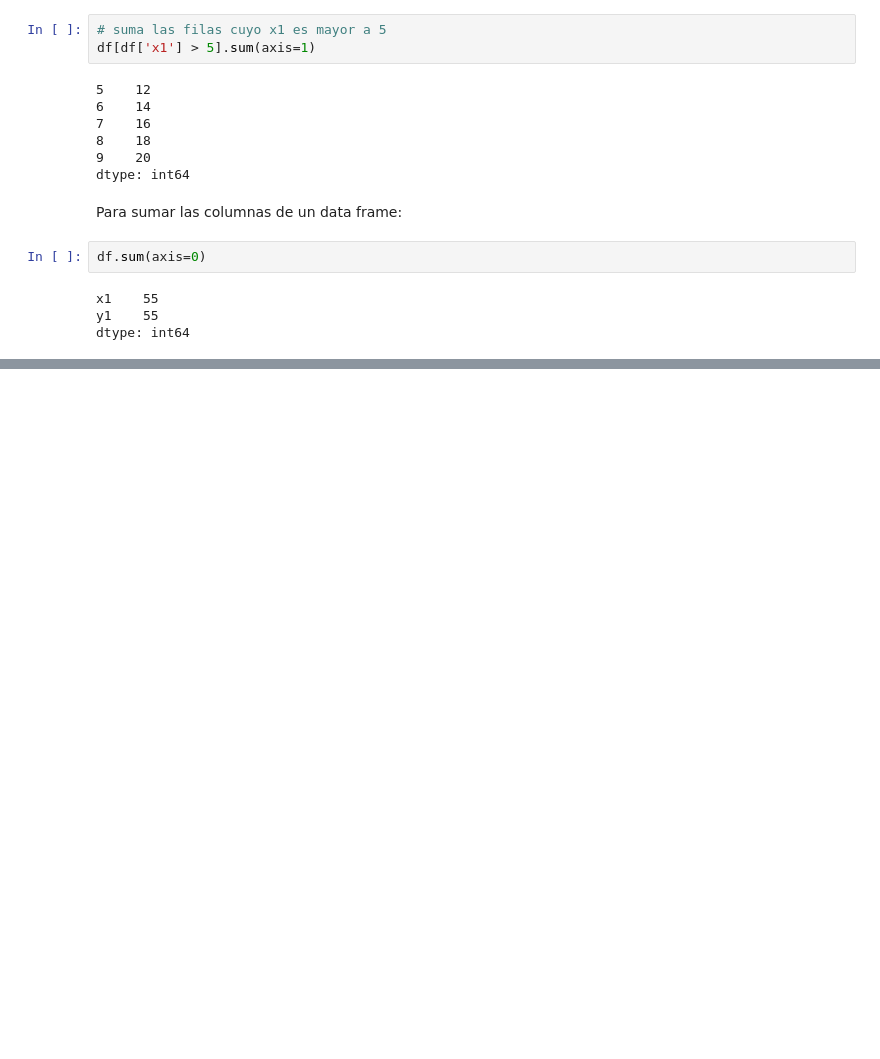
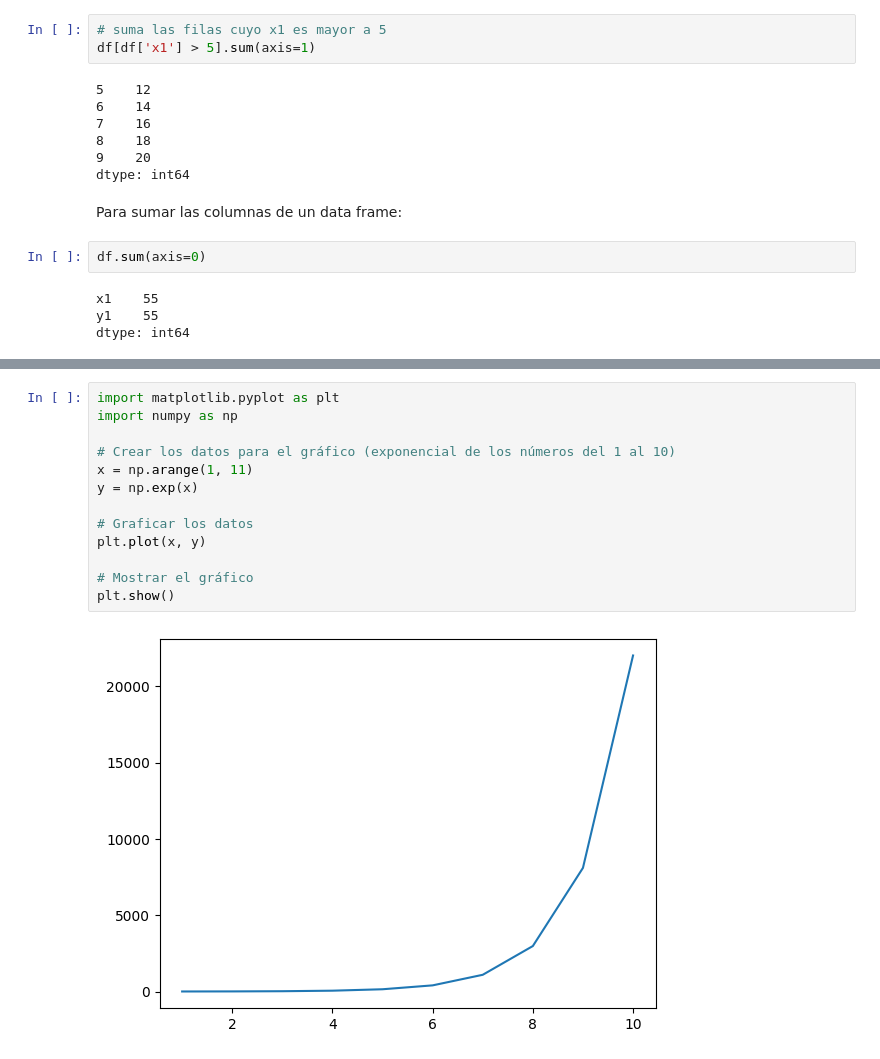
Before and after one commit to mzambrano1/mineria2024, a Jupyter notebook: Tutorial_1 (1)/tutorial1.ipynb, the cells around one changed output, grey strips where cells are left out. Saved outputs shown, nothing was run; the diff lists cells and outputs as text; blank space fills up the shorter version.

```diff
--- a/Tutorial_1 (1)/tutorial1.ipynb
+++ b/Tutorial_1 (1)/tutorial1.ipynb
@@ -621,0 +704,15 @@ dtype: int64
+# %%
+import matplotlib.pyplot as plt
+import numpy as np
+
+# Crear los datos para el gráfico (exponencial de los números del 1 al 10)
+x = np.arange(1, 11)
+y = np.exp(x)
+
+# Graficar los datos
+plt.plot(x, y)
+
+# Mostrar el gráfico
+plt.show()
+# %% [output]
+[figure, added]
```
Also changed, not shown: parts of 26 cells of this notebook.
